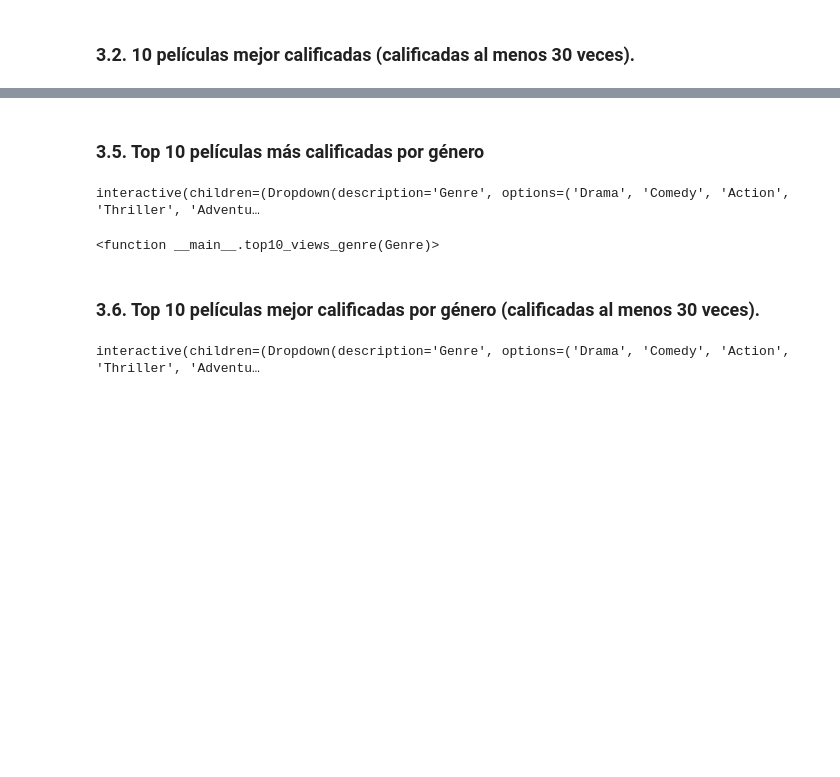
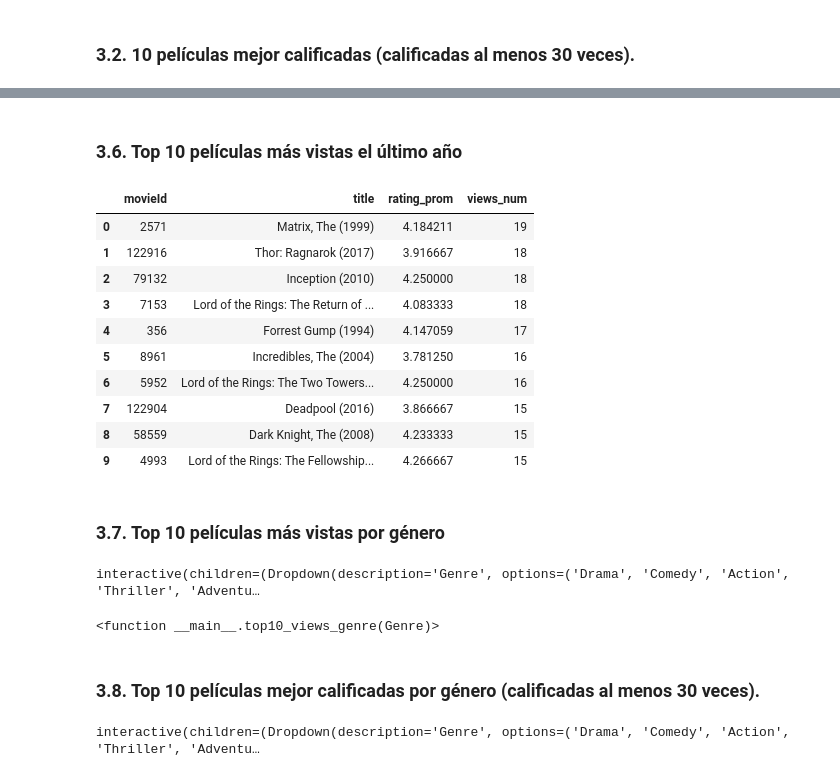
Before and after one commit to AlexanderBedoyaC/marketing_rs_movies, a Jupyter notebook: e_Modelos.ipynb, the cells around one changed output, grey strips where cells are left out. Drawn from its saved outputs; the diff is of its cells as text; code cells hidden in the pictures; blank space fills up the shorter version.

```diff
--- a/e_Modelos.ipynb
+++ b/e_Modelos.ipynb
@@ -133,5 +177,31 @@ interactive(children=(Dropdown(description='Decada', options=('1900-1910', '1910
+# %% [markdown]
+### 3.6. Top 10 películas más vistas el último año
+# %%
+query = '''
+SELECT movieId, title,
+        avg(rating) as rating_prom,
+        count(movieId) as views_num
+FROM movies_rating
+WHERE strftime('%Y', date) == "{}"
+GROUP BY movieId
+ORDER BY views_num DESC
+LIMIT 10;
+'''.format(ultimo_anio)
+pd.read_sql(query, conn)
+# %% [output]
+|  | movieId | title | rating_prom | views_num |
+| 0 | 2571 | Matrix, The (1999) | 4.184211 | 19 |
+| 1 | 122916 | Thor: Ragnarok (2017) | 3.916667 | 18 |
+| 2 | 79132 | Inception (2010) | 4.250000 | 18 |
+| 3 | 7153 | Lord of the Rings: The Return of ... | 4.083333 | 18 |
+| 4 | 356 | Forrest Gump (1994) | 4.147059 | 17 |
+| 5 | 8961 | Incredibles, The (2004) | 3.781250 | 16 |
+| 6 | 5952 | Lord of the Rings: The Two Towers... | 4.250000 | 16 |
+| 7 | 122904 | Deadpool (2016) | 3.866667 | 15 |
+| 8 | 58559 | Dark Knight, The (2008) | 4.233333 | 15 |
+| 9 | 4993 | Lord of the Rings: The Fellowship... | 4.266667 | 15 |
 # %% [markdown]
-### 3.5. Top 10 películas más calificadas por género
+### 3.7. Top 10 películas más vistas por género
 # %%
 query = '''
 SELECT `Género`
@@ -156,7 +226,7 @@ interact(top10_views_genre, Genre = list(genres['Género']))
 interactive(children=(Dropdown(description='Genre', options=('Drama', 'Comedy', 'Action', 'Thriller', 'Adventu…
 <function __main__.top10_views_genre(Genre)>
 # %% [markdown]
-### 3.6. Top 10 películas mejor calificadas por género (calificadas al menos 30 veces).
+### 3.8. Top 10 películas mejor calificadas por género (calificadas al menos 30 veces).
 # %%
 def top10_rating_genre(Genre):
     query = '''
```
Also changed, not shown: parts of 18 cells of this notebook, 3 other files.
